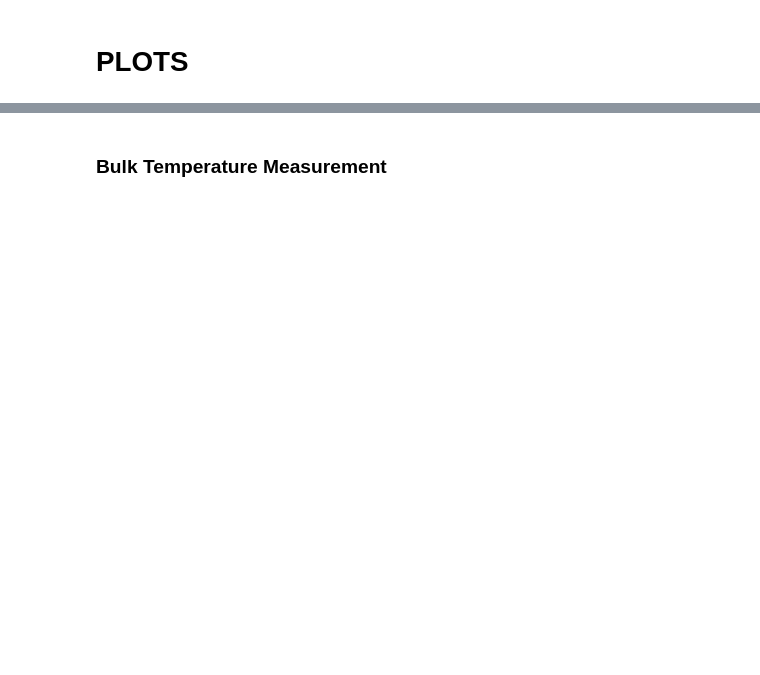
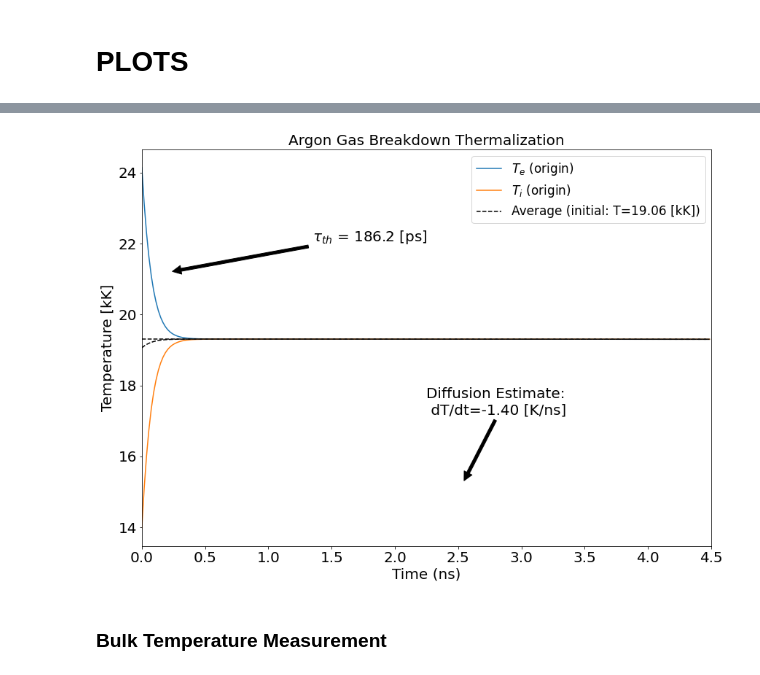
Before and after one commit to MurilloGroupMSU/Two-Temperature-Model, a Jupyter notebook: Run_TTM_and_Plot.ipynb, the cells around one changed output, grey strips where cells are left out. Drawn from its saved outputs; the diff is of its cells as text; code cells hidden in the pictures; blank space fills up the shorter version.

```diff
--- a/Run_TTM_and_Plot.ipynb
+++ b/Run_TTM_and_Plot.ipynb
@@ -120,4 +152,5 @@ plot_temp_profiles(ttm_smt, grid, ax = ax[1])
 # %%
+ttm  = ttm_jt
 fig, ax = plt.subplots(figsize=(14,10),facecolor='w')
 
 ti_1, ti_2 = -20000, -1
@@ -128,33 +161,35 @@ dT_dt  = (T_av_2 - T_av_1)/(ttm.t_list[ti_2] - ttm.t_list[ti_1])
 T_eq_line  = np.array(T_av_1 + dT_dt*(ttm.t_list-ttm.t_list[ti_1]))
 
 T_av = 0.5*(np.array(ttm.Te_list) + np.array(ttm.Ti_list))
 
 
 ax.plot(np.array(ttm.t_list)*1e9, np.array(ttm.Te_list).T[0]*1e-3,label=r"$T_e$ (origin)")
 ax.plot(np.array(ttm.t_list)*1e9, np.array(ttm.Ti_list).T[0]*1e-3,label=r"$T_i$ (origin)")
 ax.plot(np.array(ttm.t_list)*1e9, T_eq_line*1e-3,'--k')#,label='Diffusion Estimate: dT/dt={0:.2f} [K/ns]'.format(dT_dt*1e-9))
 ax.plot(np.array(ttm.t_list)*1e9, T_av[:,0]*1e-3,'--k',label='Average (initial: T={0:.2f} [kK])'.format(T_av[0,0]*1e-3))
 
 ax.annotate(r'$\tau_{th}$' + ' = {0:.1f} [ps]'.format(ttm.experiment.τei_Equilibration*1e12), xy=(0.1, 0.6), xycoords='figure fraction',
             xytext=(0.3, .8), textcoords='axes fraction',
             va='top', ha='left',fontsize=20,
             arrowprops=dict(facecolor='black', shrink=0.02))
 
 ax.annotate('Diffusion Estimate:\n dT/dt={0:.2f} [K/ns]'.format(dT_dt*1e-9), xy=(0.5, 0.2), xycoords='figure fraction',
             xytext=(0.5, .4), textcoords='axes fraction',
             va='top', ha='left',fontsize=20,
             arrowprops=dict(facecolor='black', shrink=0.02))
 
 
 # Plot settings
 ax.set_xlabel(r"Time (ns)", fontsize=20)
 ax.set_ylabel("Temperature [kK]",fontsize=20)
 ax.tick_params(labelsize=20)
 ax.set_xlim(0,ttm.tmax*1e9)
 
 ax.set_title('Argon Gas Breakdown Thermalization',fontsize=20)
 ax.legend(fontsize=17)
 plt.show()
+# %% [output]
+[figure, added]
 # %% [markdown]
 ### Bulk Temperature Measurement
 # %%
```
Also changed, not shown: parts of 12 cells of this notebook, 5 other files.
